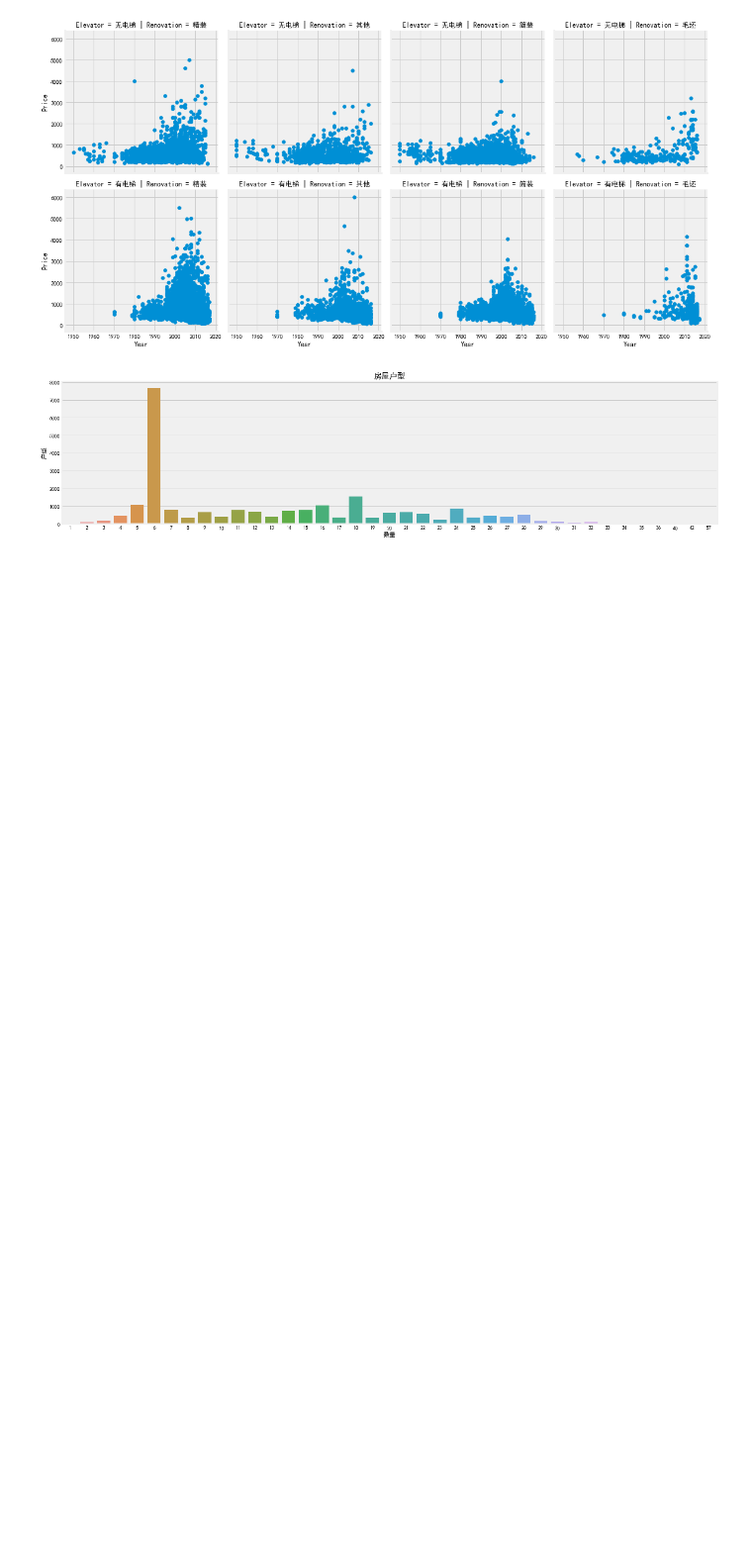
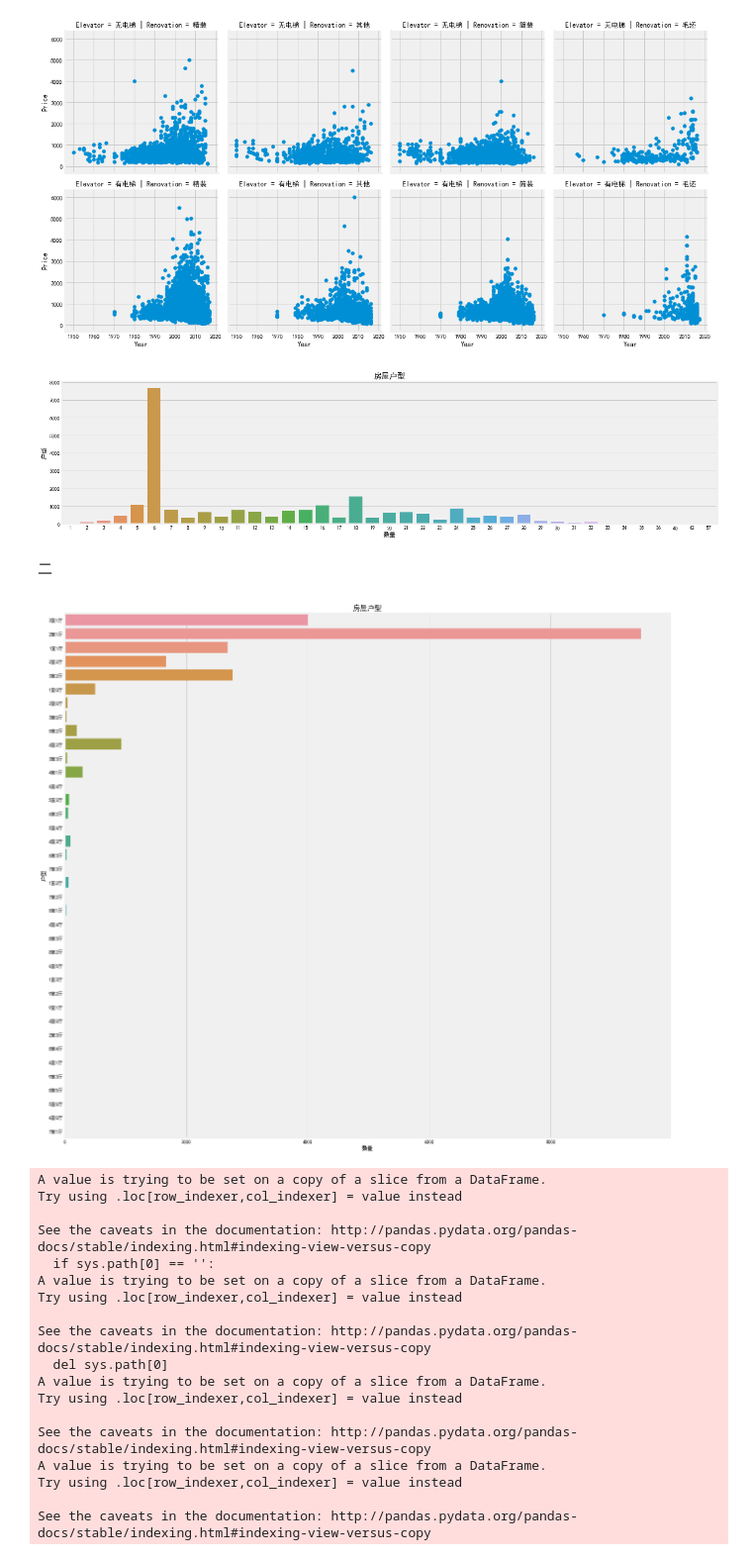
Before and after one commit to jiaobendaye/pythonRuMen, a Jupyter notebook: ershoufangAnalysis.ipynb, the cells around one changed output. Shown: that part at 99% size. Saved outputs shown, nothing was run; the diff lists cells and outputs as text; code cells hidden in the pictures; blank space fills up the shorter version.

```diff
--- a/ershoufangAnalysis.ipynb
+++ b/ershoufangAnalysis.ipynb
@@ -202,3 +212,5 @@ ax1.set_ylabel('户型')
 plt.show()
 # %% [output]
 [figure]
+# %% [markdown]
+二
@@ -204,0 +246,39 @@ plt.show()
+# %%
+# 只考虑“室”和“厅”，将其它少数“房间”和“卫”移除
+df = df[df['Layout'].str.contains('室')]
+
+f, ax1= plt.subplots(figsize=(20,20))
+sns.countplot(y='Layout', data=df, ax=ax1)
+ax1.set_title('房屋户型',fontsize=15)
+ax1.set_xlabel('数量')
+ax1.set_ylabel('户型')
+plt.show()
+
+# 提取“室”和“厅”创建新特征
+df['Layout_room_num'] = df['Layout'].str.extract('(^\d).*', expand=False).astype('int64')
+df['Layout_hall_num'] = df['Layout'].str.extract('^\d.*?(\d).*', expand=False).astype('int64')
+
+
+# 根据已有特征创建新特征
+df['Layout_total_num'] = df['Layout_room_num'] + df['Layout_hall_num']
+df['Size_room_ratio'] = df['Size']/df['Layout_total_num']
+# %% [output]
+[figure, added]
+A value is trying to be set on a copy of a slice from a DataFrame.
+Try using .loc[row_indexer,col_indexer] = value instead
+
+See the caveats in the documentation: http://pandas.pydata.org/pandas-docs/stable/indexing.html#indexing-view-versus-copy
+  if sys.path[0] == '':
+A value is trying to be set on a copy of a slice from a DataFrame.
+Try using .loc[row_indexer,col_indexer] = value instead
+
+See the caveats in the documentation: http://pandas.pydata.org/pandas-docs/stable/indexing.html#indexing-view-versus-copy
+  del sys.path[0]
+A value is trying to be set on a copy of a slice from a DataFrame.
+Try using .loc[row_indexer,col_indexer] = value instead
+
+See the caveats in the documentation: http://pandas.pydata.org/pandas-docs/stable/indexing.html#indexing-view-versus-copy
+A value is trying to be set on a copy of a slice from a DataFrame.
+Try using .loc[row_indexer,col_indexer] = value instead
+
+See the caveats in the documentation: http://pandas.pydata.org/pandas-docs/stable/indexing.html#indexing-view-versus-copy
```
Also changed, not shown: parts of 6 cells of this notebook.
